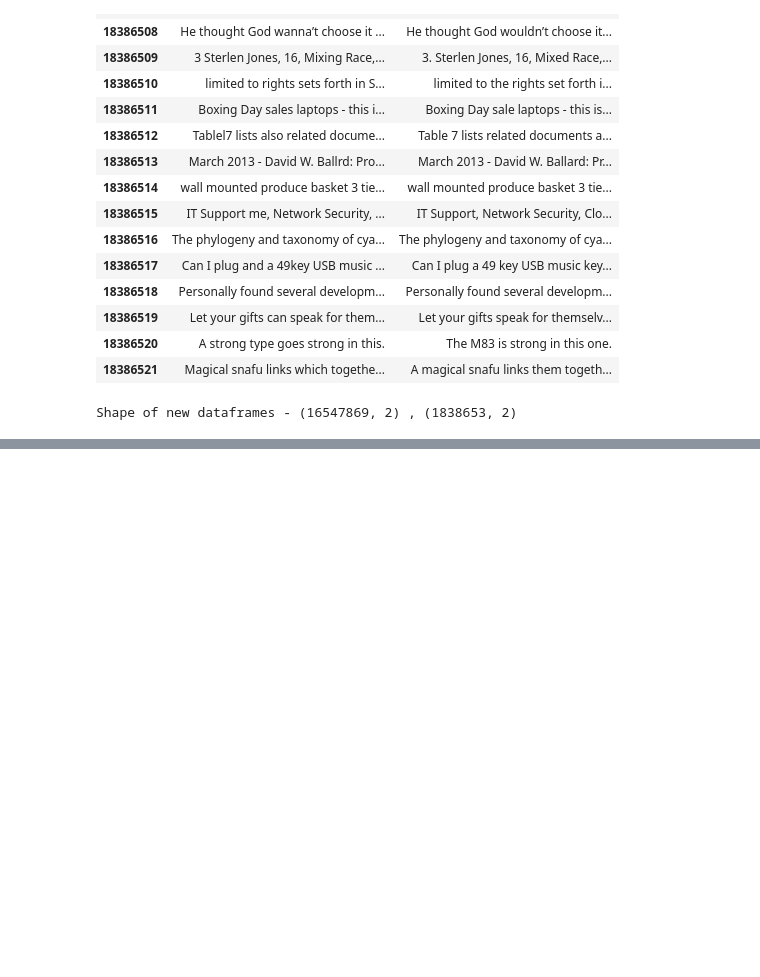
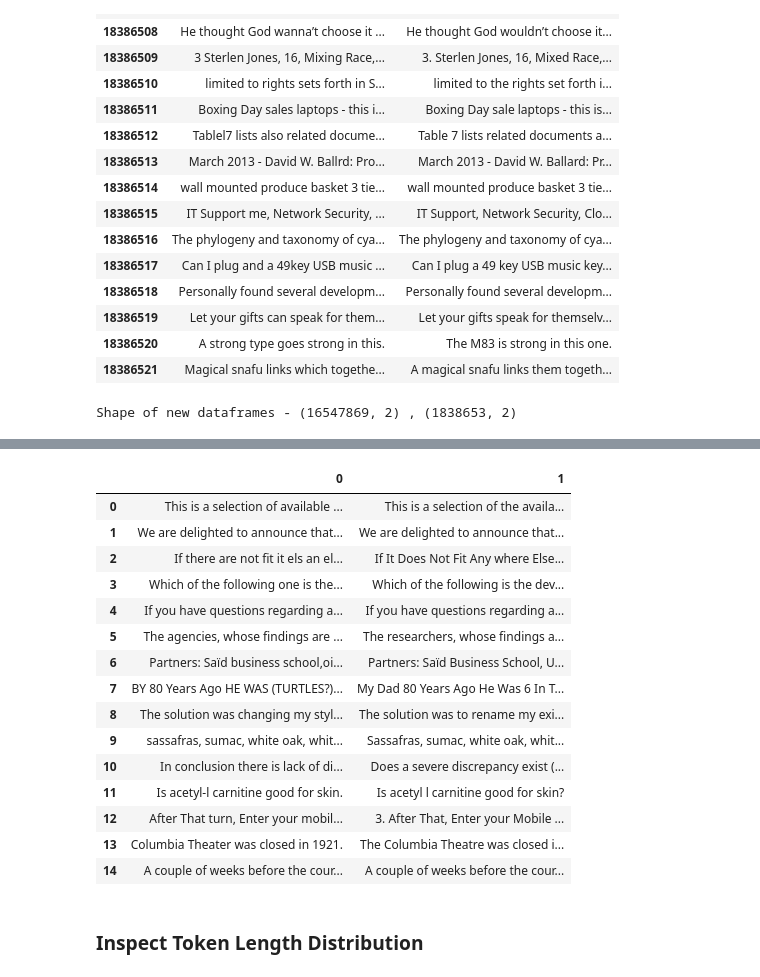
Before and after one commit to Tailen/Grammatical-Error-Correction, a Jupyter notebook: dataset_inspection.ipynb, the cells around one changed output, grey strips where cells are left out. Saved outputs shown, nothing was run; the diff lists cells and outputs as text; code cells hidden in the pictures; blank space fills up the shorter version.

```diff
--- a/dataset_inspection.ipynb
+++ b/dataset_inspection.ipynb
@@ -101,0 +122,21 @@ df[0][2]
+# %%
+val_df.head(15)
+# %% [output]
+|  | 0 | 1 |
+| 0 | This is a selection of available ... | This is a selection of the availa... |
+| 1 | We are delighted to announce that... | We are delighted to announce that... |
+| 2 | If there are not fit it els an el... | If It Does Not Fit Any where Else... |
+| 3 | Which of the following one is the... | Which of the following is the dev... |
+| 4 | If you have questions regarding a... | If you have questions regarding a... |
+| 5 | The agencies, whose findings are ... | The researchers, whose findings a... |
+| 6 | Partners: Saïd business school,oi... | Partners: Saïd Business School, U... |
+| 7 | BY 80 Years Ago HE WAS (TURTLES?)... | My Dad 80 Years Ago He Was 6 In T... |
+| 8 | The solution was changing my styl... | The solution was to rename my exi... |
+| 9 | sassafras, sumac, white oak, whit... | Sassafras, sumac, white oak, whit... |
+| 10 | In conclusion there is lack of di... | Does a severe discrepancy exist (... |
+| 11 | Is acetyl-l carnitine good for skin. | Is acetyl l carnitine good for skin? |
+| 12 | After That turn, Enter your mobil... | 3. After That, Enter your Mobile ... |
+| 13 | Columbia Theater was closed in 1921. | The Columbia Theatre was closed i... |
+| 14 | A couple of weeks before the cour... | A couple of weeks before the cour... |
+# %% [markdown]
+### Inspect Token Length Distribution
```
Also changed, not shown: parts of 8 cells of this notebook, 1 other file.
